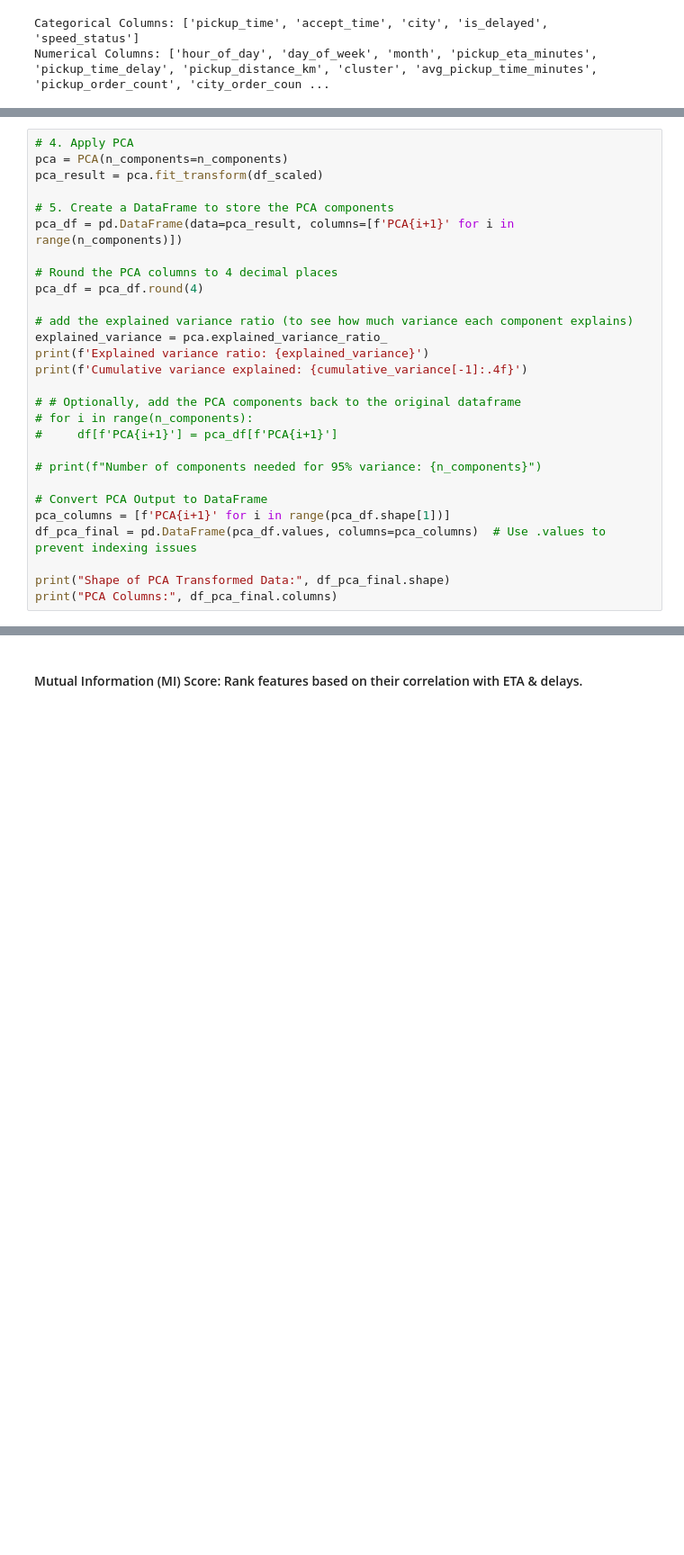
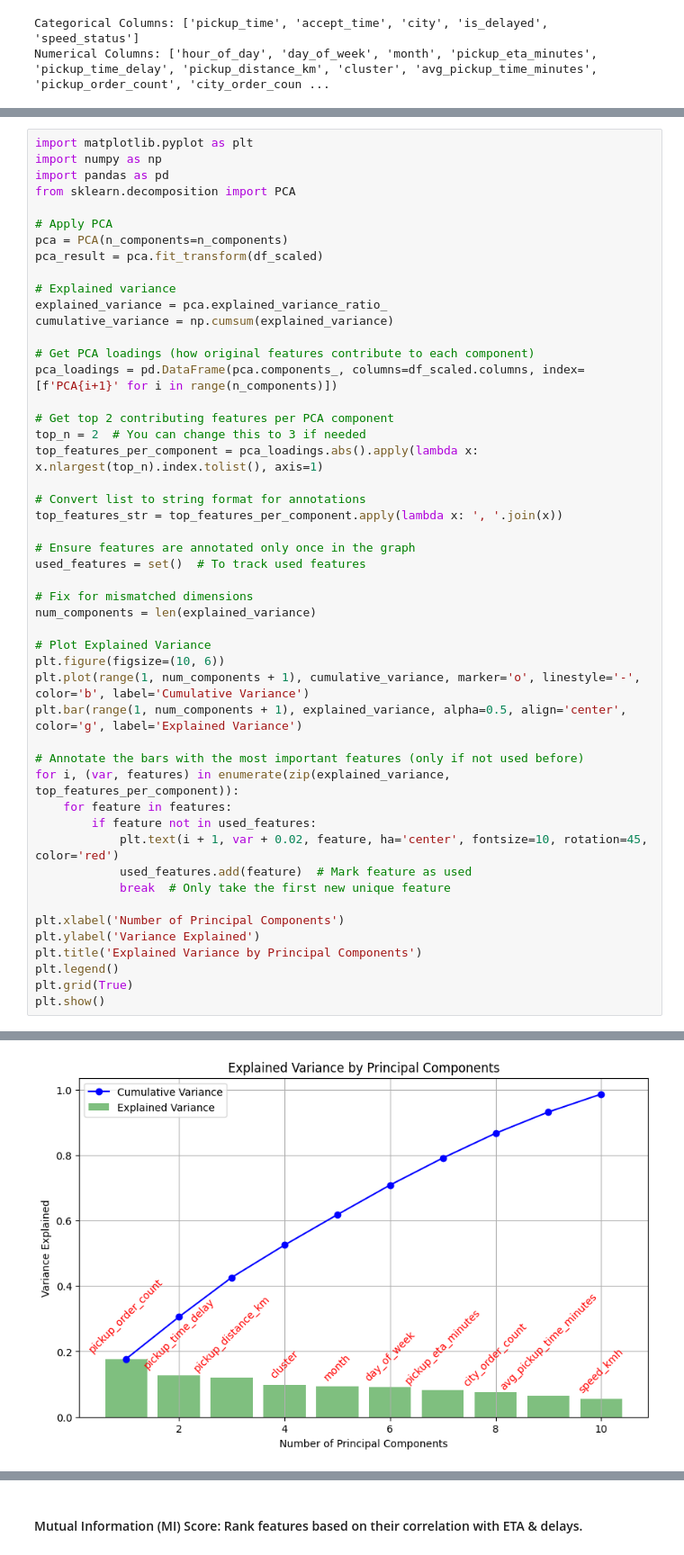
Before and after one commit to SurajSThakur/LastMile-Delivery-Delays-and-Route-Optimization, a Jupyter notebook: pca_mi_pickup_delivery.ipynb, the cells around one changed output, grey strips where cells are left out. Shown at 90% size. Drawn from its saved outputs; the diff is of its cells as text; blank space fills up the shorter version.

```diff
--- a/pca_mi_pickup_delivery.ipynb
+++ b/pca_mi_pickup_delivery.ipynb
@@ -105,29 +95,50 @@ Number of components needed for 95% variance: 9
 # %%
-# 4. Apply PCA
+import matplotlib.pyplot as plt
+import numpy as np
+import pandas as pd
+from sklearn.decomposition import PCA
+
+# Apply PCA
 pca = PCA(n_components=n_components)
 pca_result = pca.fit_transform(df_scaled)
 
-# 5. Create a DataFrame to store the PCA components
-pca_df = pd.DataFrame(data=pca_result, columns=[f'PCA{i+1}' for i in range(n_components)])
+# Explained variance
+explained_variance = pca.explained_variance_ratio_
+cumulative_variance = np.cumsum(explained_variance)
 
-# Round the PCA columns to 4 decimal places
-pca_df = pca_df.round(4)
+# Get PCA loadings (how original features contribute to each component)
+pca_loadings = pd.DataFrame(pca.components_, columns=df_scaled.columns, index=[f'PCA{i+1}' for i in range(n_components)])
 
-# add the explained variance ratio (to see how much variance each component explains)
-explained_variance = pca.explained_variance_ratio_
-print(f'Explained variance ratio: {explained_variance}')
-print(f'Cumulative variance explained: {cumulative_variance[-1]:.4f}')
+# Get top 2 contributing features per PCA component
+top_n = 2  # You can change this to 3 if needed
+top_features_per_component = pca_loadings.abs().apply(lambda x: x.nlargest(top_n).index.tolist(), axis=1)
 
-# # Optionally, add the PCA components back to the original dataframe
-# for i in range(n_components):
-#     df[f'PCA{i+1}'] = pca_df[f'PCA{i+1}']
+# Convert list to string format for annotations
+top_features_str = top_features_per_component.apply(lambda x: ', '.join(x))
 
-# print(f"Number of components needed for 95% variance: {n_components}")
+# Ensure features are annotated only once in the graph
+used_features = set()  # To track used features
 
-# Convert PCA Output to DataFrame
-pca_columns = [f'PCA{i+1}' for i in range(pca_df.shape[1])]
-df_pca_final = pd.DataFrame(pca_df.values, columns=pca_columns)  # Use .values to prevent indexing issues
+# Fix for mismatched dimensions
+num_components = len(explained_variance)
 
-print("Shape of PCA Transformed Data:", df_pca_final.shape)
-print("PCA Columns:", df_pca_final.columns)
+# Plot Explained Variance
+plt.figure(figsize=(10, 6))
+plt.plot(range(1, num_components + 1), cumulative_variance, marker='o', linestyle='-', color='b', label='Cumulative Variance')
+plt.bar(range(1, num_components + 1), explained_variance, alpha=0.5, align='center', color='g', label='Explained Variance')
+
+# Annotate the bars with the most important features (only if not used before)
+for i, (var, features) in enumerate(zip(explained_variance, top_features_per_component)):
+    for feature in features:
+        if feature not in used_features:
+            plt.text(i + 1, var + 0.02, feature, ha='center', fontsize=10, rotation=45, color='red')
+            used_features.add(feature)  # Mark feature as used
+            break  # Only take the first new unique feature
+
+plt.xlabel('Number of Principal Components')
+plt.ylabel('Variance Explained')
+plt.title('Explained Variance by Principal Components')
+plt.legend()
+plt.grid(True)
+plt.show()
 # %% [output]
@@ -138,0 +145 @@ PCA Columns: Index(['PCA1', 'PCA2', 'PCA3', 'PCA4', 'PCA5', 'PCA6', 'PCA7', 'PCA
+[figure, added]
```
Also changed, not shown: parts of 14 cells of this notebook, 5 other files.
